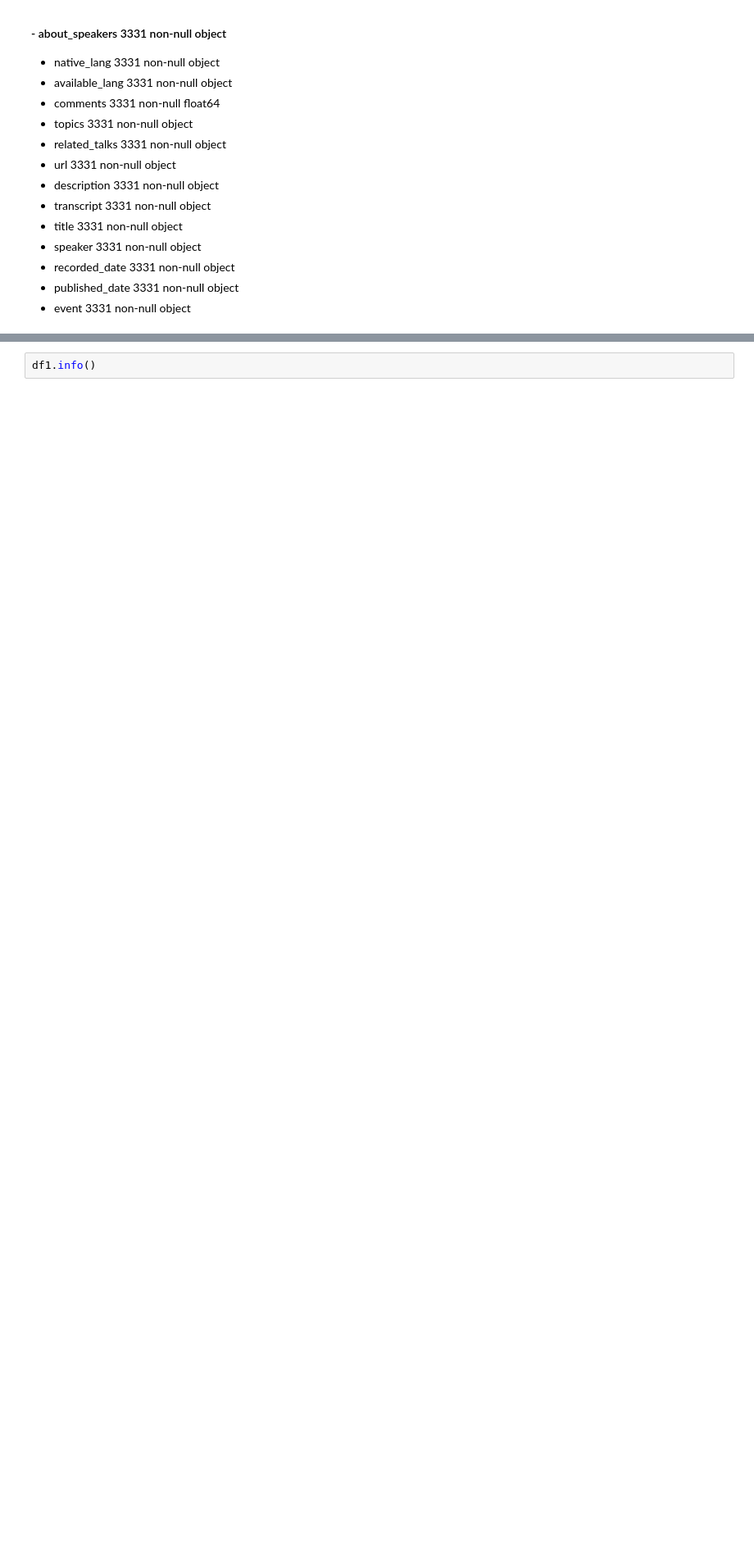
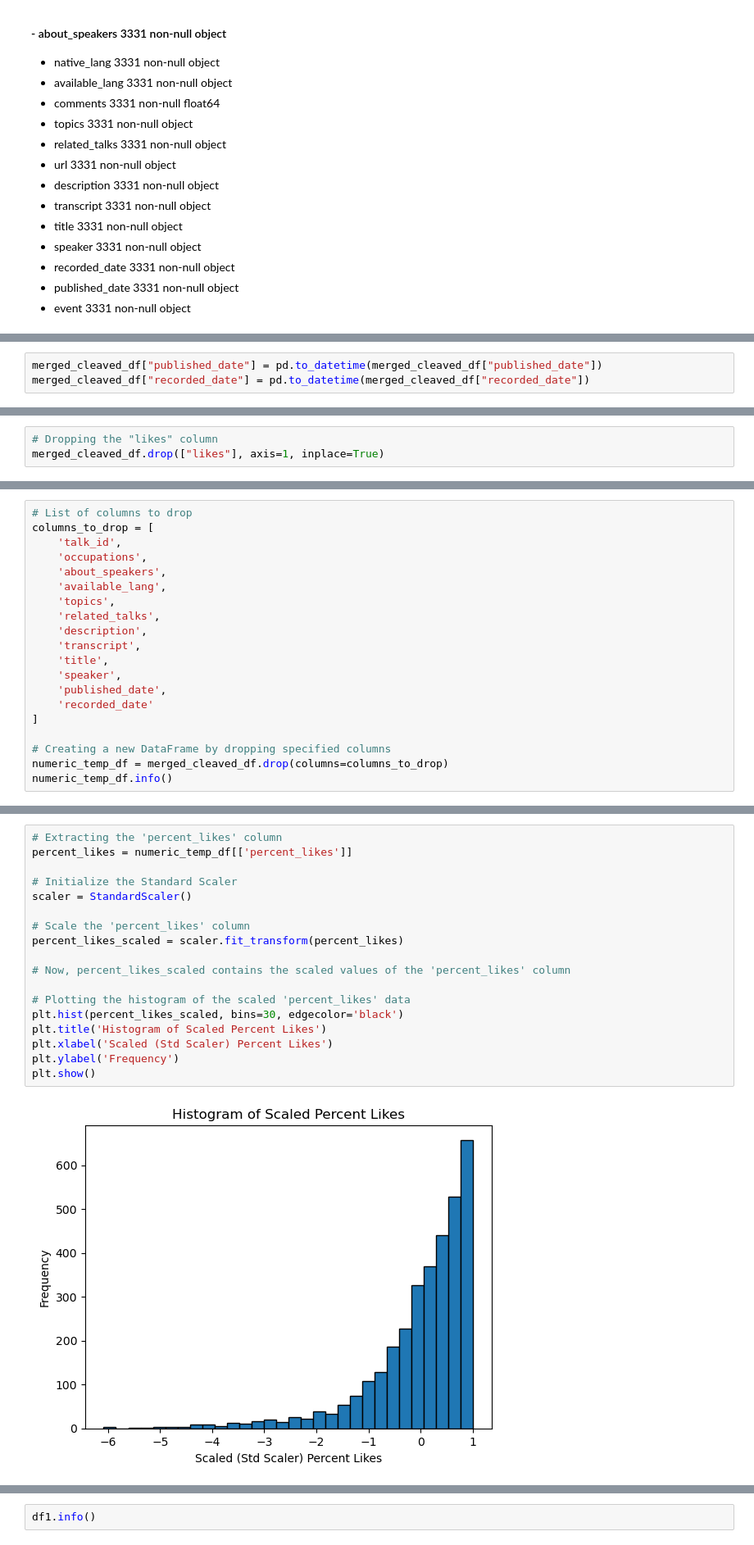
Before and after one commit to drewe4point0/Capstone-Quantifying-Good-Speeches-, a Jupyter notebook: Notebooks/Ted Dataset (with Transcripts).ipynb, the cells around one changed output, grey strips where cells are left out. Shown at 82% size. Saved outputs shown, nothing was run; the diff lists cells and outputs as text; blank space fills up the shorter version.

```diff
--- a/Notebooks/Ted Dataset (with Transcripts).ipynb
+++ b/Notebooks/Ted Dataset (with Transcripts).ipynb
@@ -457,0 +923,3 @@ Name: count, Length: 1924, dtype: int64
+# %%
+merged_cleaved_df["published_date"] = pd.to_datetime(merged_cleaved_df["published_date"])
+merged_cleaved_df["recorded_date"] = pd.to_datetime(merged_cleaved_df["recorded_date"])
@@ -457,0 +1113,3 @@ Name: count, Length: 1924, dtype: int64
+# %%
+# Dropping the "likes" column
+merged_cleaved_df.drop(["likes"], axis=1, inplace=True)
@@ -457,0 +1130,20 @@ Name: count, Length: 1924, dtype: int64
+# %%
+# List of columns to drop
+columns_to_drop = [
+    'talk_id',
+    'occupations',
+    'about_speakers',
+    'available_lang',
+    'topics',
+    'related_talks',
+    'description',
+    'transcript',
+    'title',
+    'speaker',
+    'published_date',
+    'recorded_date'
+]
+
+# Creating a new DataFrame by dropping specified columns
+numeric_temp_df = merged_cleaved_df.drop(columns=columns_to_drop)
+numeric_temp_df.info()
@@ -457,0 +1236,20 @@ Name: count, Length: 1924, dtype: int64
+# %%
+# Extracting the 'percent_likes' column
+percent_likes = numeric_temp_df[['percent_likes']]
+
+# Initialize the Standard Scaler
+scaler = StandardScaler()
+
+# Scale the 'percent_likes' column
+percent_likes_scaled = scaler.fit_transform(percent_likes)
+
+# Now, percent_likes_scaled contains the scaled values of the 'percent_likes' column
+
+# Plotting the histogram of the scaled 'percent_likes' data
+plt.hist(percent_likes_scaled, bins=30, edgecolor='black')
+plt.title('Histogram of Scaled Percent Likes')
+plt.xlabel('Scaled (Std Scaler) Percent Likes')
+plt.ylabel('Frequency')
+plt.show()
+# %% [output]
+[figure, added]
```
Also changed, not shown: parts of 59 cells of this notebook.
